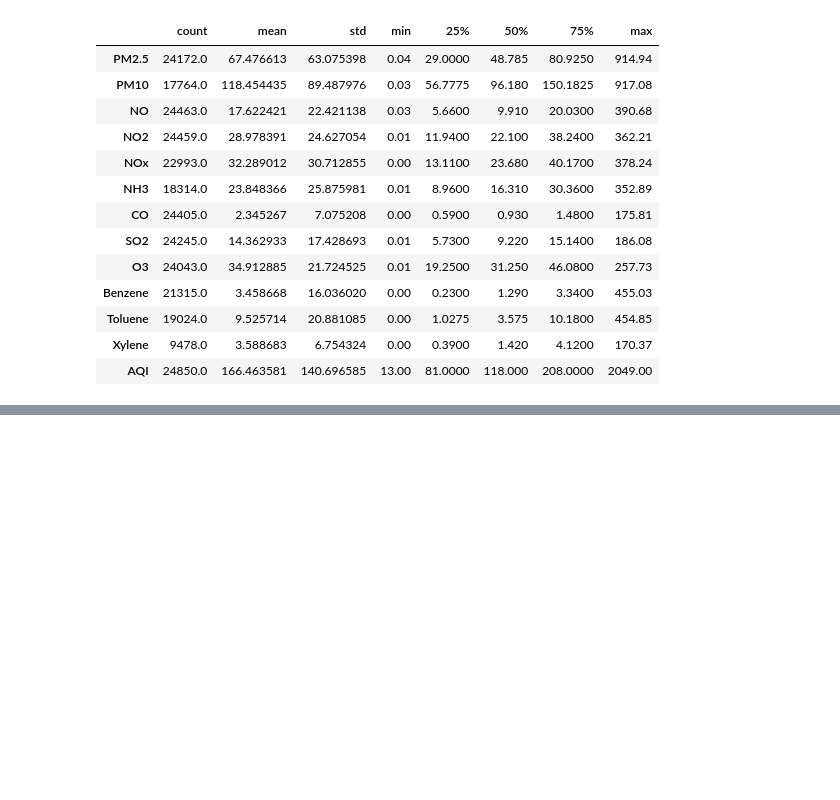
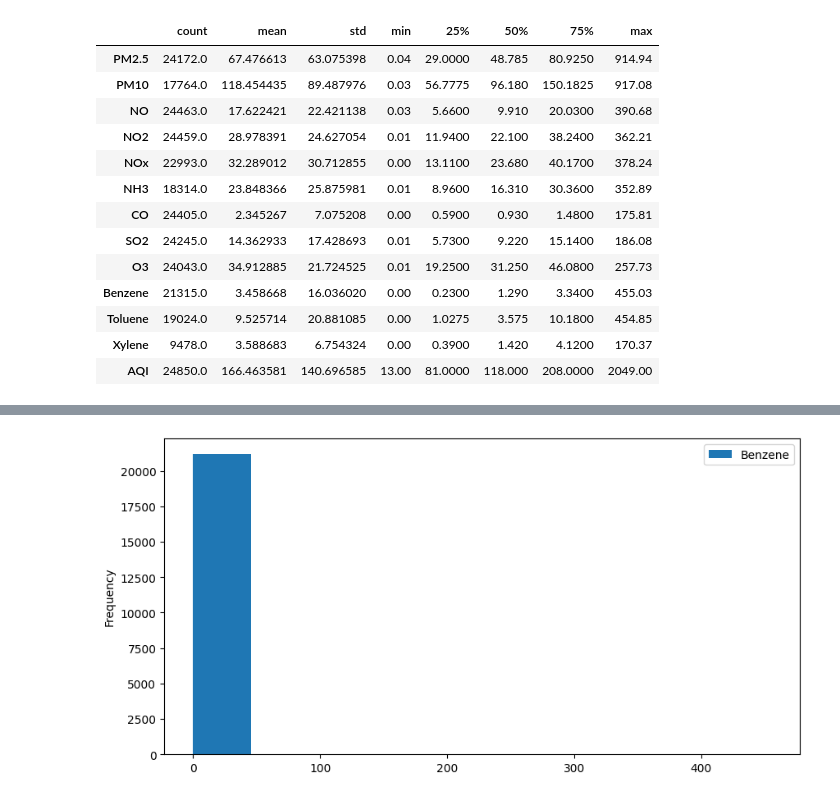
Before and after one commit to Ashrith1312-spec/week-1, a Jupyter notebook: AQI Prediction Model .ipynb, the cells around one changed output, grey strips where cells are left out. Saved outputs shown, nothing was run; the diff lists cells and outputs as text; code cells hidden in the pictures; blank space fills up the shorter version.

```diff
--- a/AQI Prediction Model .ipynb
+++ b/AQI Prediction Model .ipynb
@@ -137,0 +180,7 @@ df.describe().T
+# %%
+# Univariate analysis
+df['Benzene'].plot(kind='hist',figsize=(10,5))
+plt.legend()
+plt.show()
+# %% [output]
+[figure, added]
```
Also changed, not shown: parts of 37 cells of this notebook.
